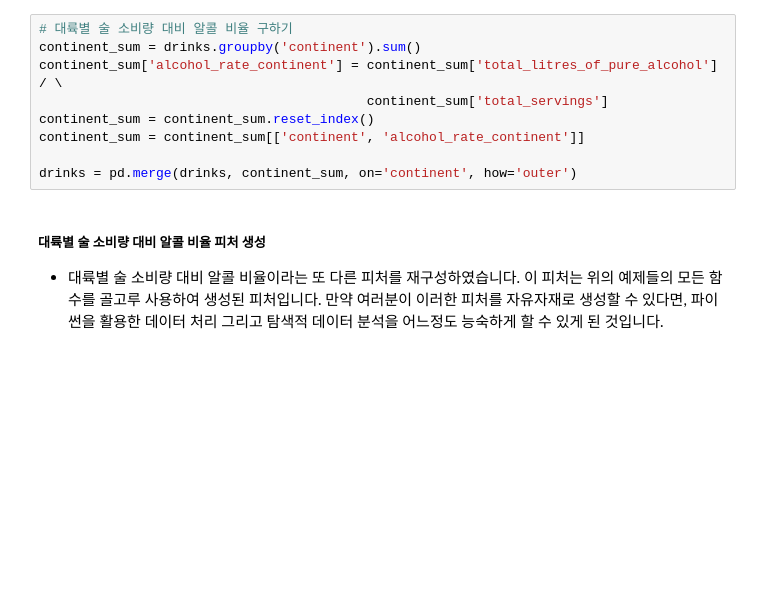
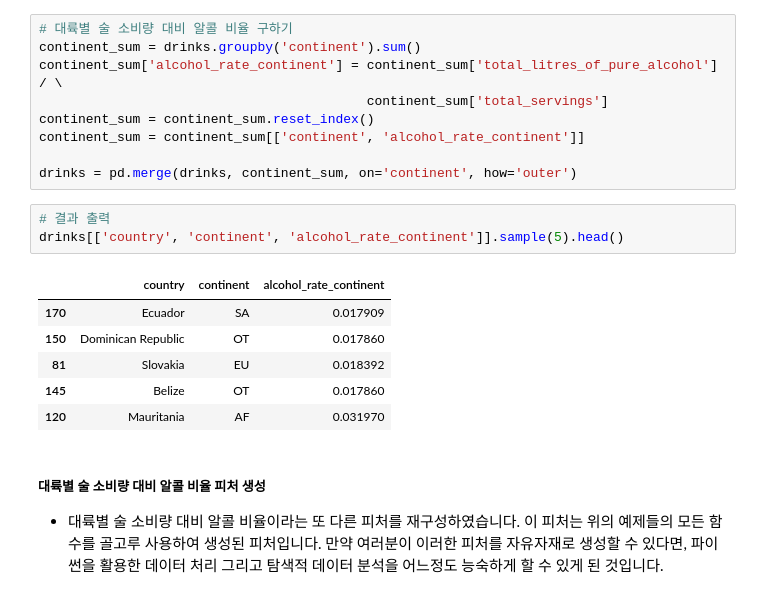
Before and after one commit to yoonkt200/python-data-analysis, a Jupyter notebook: chapter1/02-drinks-eda.ipynb, the cells around one changed output. Saved outputs shown, nothing was run; the diff lists cells and outputs as text; blank space fills up the shorter version.

```diff
--- a/chapter1/02-drinks-eda.ipynb
+++ b/chapter1/02-drinks-eda.ipynb
@@ -559,6 +611,16 @@ continent_sum = continent_sum.reset_index()
 continent_sum = continent_sum[['continent', 'alcohol_rate_continent']]
 
 drinks = pd.merge(drinks, continent_sum, on='continent', how='outer')
+# %%
+# 결과 출력
+drinks[['country', 'continent', 'alcohol_rate_continent']].sample(5).head()
+# %% [output]
+|  | country | continent | alcohol_rate_continent |
+| 170 | Ecuador | SA | 0.017909 |
+| 150 | Dominican Republic | OT | 0.017860 |
+| 81 | Slovakia | EU | 0.018392 |
+| 145 | Belize | OT | 0.017860 |
+| 120 | Mauritania | AF | 0.031970 |
 # %% [markdown]
 ##### 대륙별 술 소비량 대비 알콜 비율 피처 생성
 - 대륙별 술 소비량 대비 알콜 비율이라는 또 다른 피처를 재구성하였습니다. 이 피처는 위의 예제들의 모든 함수를 골고루 사용하여 생성된 피처입니다. 만약 여러분이 이러한 피처를 자유자재로 생성할 수 있다면, 파이썬을 활용한 데이터 처리 그리고 탐색적 데이터 분석을 어느정도 능숙하게 할 수 있게 된 것입니다.
```
Also changed, not shown: parts of 17 cells of this notebook, 9 other files.
